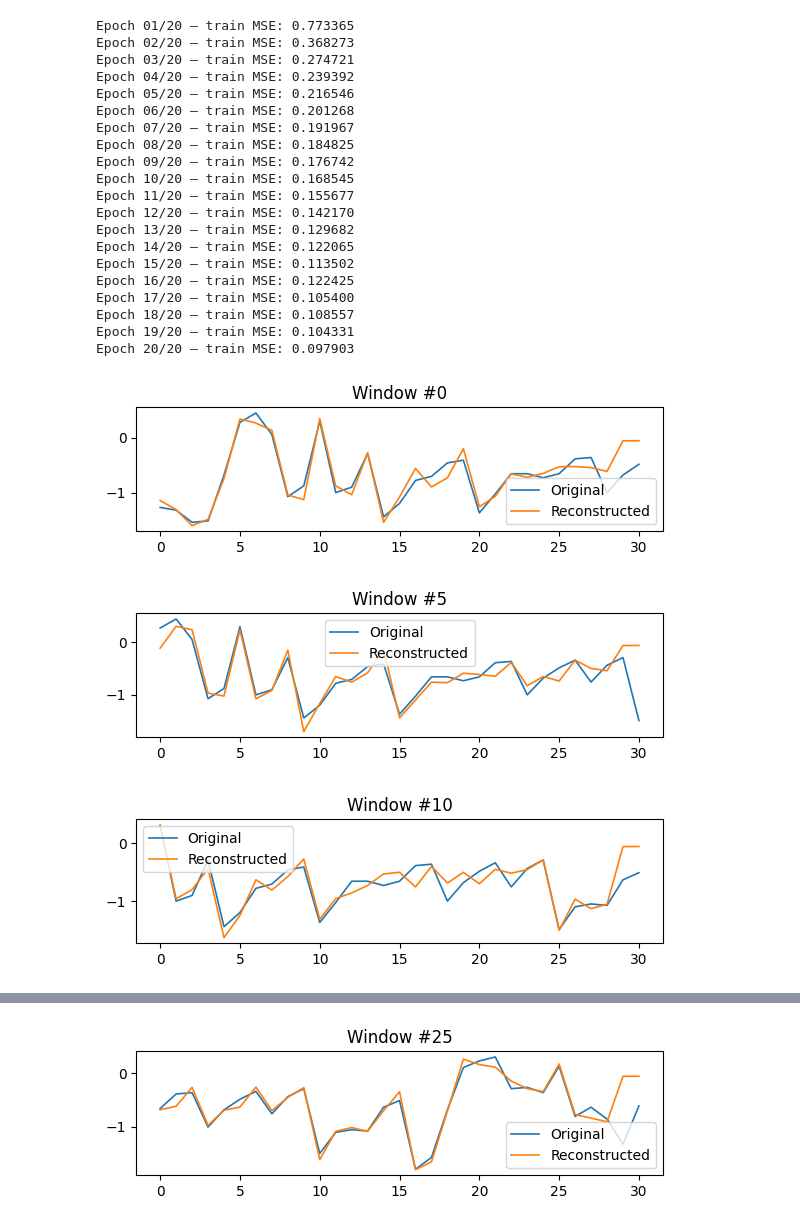
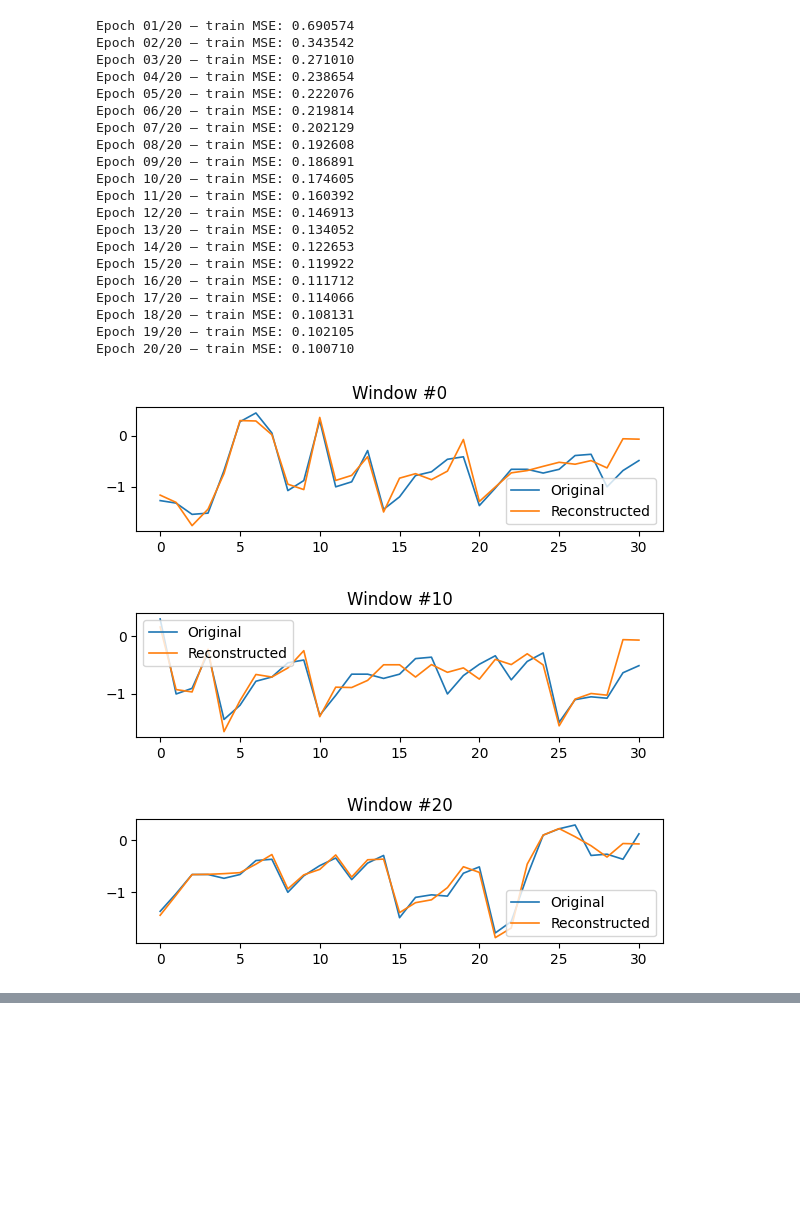
Before and after one commit to IliasAttary/bachelor_thesis, a Jupyter notebook: main.ipynb, the cells around one changed output, grey strips where cells are left out. Saved outputs shown, nothing was run; the diff lists cells and outputs as text; code cells hidden in the pictures; blank space fills up the shorter version.

```diff
--- a/main.ipynb
+++ b/main.ipynb
@@ -13,4 +14,6 @@ from data import *
 # %%
 ts = Temperatures(path=None, normalize=True)
 window_size = 31
-autoencoder_embedding = True
+autoencoder_embedding = False
+device = torch.device("cuda" if torch.cuda.is_available() else "cpu")
+print("Using device:", device)
@@ -17,9 +22,9 @@ autoencoder_embedding = True
 # %%
-data = ts.data
+X_train, y_train, X_val, y_val, X_test, y_test = windowing(ts.data, window_size)
 
-X_train, y_train, X_val, y_val, X_test, y_test = windowing(data, window_size)
+to_tensor = lambda arr: asTorch(arr).to(device)
 X_train_t, y_train_t, X_val_t, y_val_t, X_test_t, y_test_t = map(
-    asTorch,
+    to_tensor,
     (X_train, y_train, X_val, y_val, X_test, y_test)
 )
 # %%
@@ -28,7 +33,7 @@ train_dataset = TensorDataset(X_train_t, X_train_t)
 train_loader = DataLoader(train_dataset, batch_size=64, shuffle=True)
 
 # 3. Instantiate model, loss, optimizer
-autoencoder = ConvAutoencoder1D(window_size)
+autoencoder = ConvAutoencoder1D(window_size).to(device)
 criterion = nn.MSELoss()
 optimizer = optim.Adam(autoencoder.parameters(), lr=1e-3)
 
@@ -37,65 +42,62 @@ num_epochs = 20
 for epoch in range(1, num_epochs + 1):
     autoencoder.train()
     total_loss = 0.0
 
     for xb, _ in train_loader:
+        xb = xb.to(device, non_blocking=True)
         optimizer.zero_grad()
         recon = autoencoder(xb)
         loss  = criterion(recon, xb)
         loss.backward()
         optimizer.step()
         total_loss += loss.item() * xb.size(0)
 
     total_loss /= len(train_loader.dataset)
 
     # ← Print on every epoch
     print(f"Epoch {epoch:02d}/{num_epochs} — train MSE: {total_loss:.6f}")
 
 # 5. Plot reconstructions on test set
 autoencoder.eval()
 with torch.no_grad():
-    reconstructions = autoencoder(X_test_t[:40])
+    x_test_sub    = X_test_t[:50].to(device)
+    reconstructions = autoencoder(x_test_sub)
 
-stride = 5
+stride = 10
 num_windows = reconstructions.size(0)
 
 for idx in range(0, num_windows, stride):
+    orig = X_test_t[idx].squeeze().cpu().numpy()
+    recon= reconstructions[idx].squeeze().cpu().numpy()
+
     plt.figure(figsize=(6, 2))
-    plt.plot(
-        X_test_t[idx].squeeze().cpu().numpy(),
-        label="Original",
-        linewidth=1.2
-    )
-    plt.plot(
-        reconstructions[idx].squeeze().cpu().numpy(),
-        label="Reconstructed",
-        linewidth=1.2
-    )
+    plt.plot(orig,  label="Original",      linewidth=1.2)
+    plt.plot(recon, label="Reconstructed", linewidth=1.2)
     plt.title(f"Window #{idx}")
     plt.legend()
     plt.tight_layout()
     plt.show()
 # %% [output]
-Epoch 01/20 — train MSE: 0.773365
-Epoch 02/20 — train MSE: 0.368273
-Epoch 03/20 — train MSE: 0.274721
-Epoch 04/20 — train MSE: 0.239392
-Epoch 05/20 — train MSE: 0.216546
-Epoch 06/20 — train MSE: 0.201268
-Epoch 07/20 — train MSE: 0.191967
-Epoch 08/20 — train MSE: 0.184825
-Epoch 09/20 — train MSE: 0.176742
-Epoch 10/20 — train MSE: 0.168545
-Epoch 11/20 — train MSE: 0.155677
-Epoch 12/20 — train MSE: 0.142170
-Epoch 13/20 — train MSE: 0.129682
-Epoch 14/20 — train MSE: 0.122065
-Epoch 15/20 — train MSE: 0.113502
-Epoch 16/20 — train MSE: 0.122425
-Epoch 17/20 — train MSE: 0.105400
-Epoch 18/20 — train MSE: 0.108557
-Epoch 19/20 — train MSE: 0.104331
-Epoch 20/20 — train MSE: 0.097903
+Epoch 01/20 — train MSE: 0.690574
+Epoch 02/20 — train MSE: 0.343542
+Epoch 03/20 — train MSE: 0.271010
+Epoch 04/20 — train MSE: 0.238654
+Epoch 05/20 — train MSE: 0.222076
+Epoch 06/20 — train MSE: 0.219814
+Epoch 07/20 — train MSE: 0.202129
+Epoch 08/20 — train MSE: 0.192608
+Epoch 09/20 — train MSE: 0.186891
+Epoch 10/20 — train MSE: 0.174605
+Epoch 11/20 — train MSE: 0.160392
+Epoch 12/20 — train MSE: 0.146913
+Epoch 13/20 — train MSE: 0.134052
+Epoch 14/20 — train MSE: 0.122653
+Epoch 15/20 — train MSE: 0.119922
+Epoch 16/20 — train MSE: 0.111712
+Epoch 17/20 — train MSE: 0.114066
+Epoch 18/20 — train MSE: 0.108131
+Epoch 19/20 — train MSE: 0.102105
+Epoch 20/20 — train MSE: 0.100710
-[figure, old version]
+[figure, new version]
-[figure, old version]
+[figure, new version]
-[figure, old version]
+[figure, new version]
@@ -104 +105,0 @@ Epoch 20/20 — train MSE: 0.097903
-[figure, removed]
```
Also changed, not shown: parts of 8 cells of this notebook.
